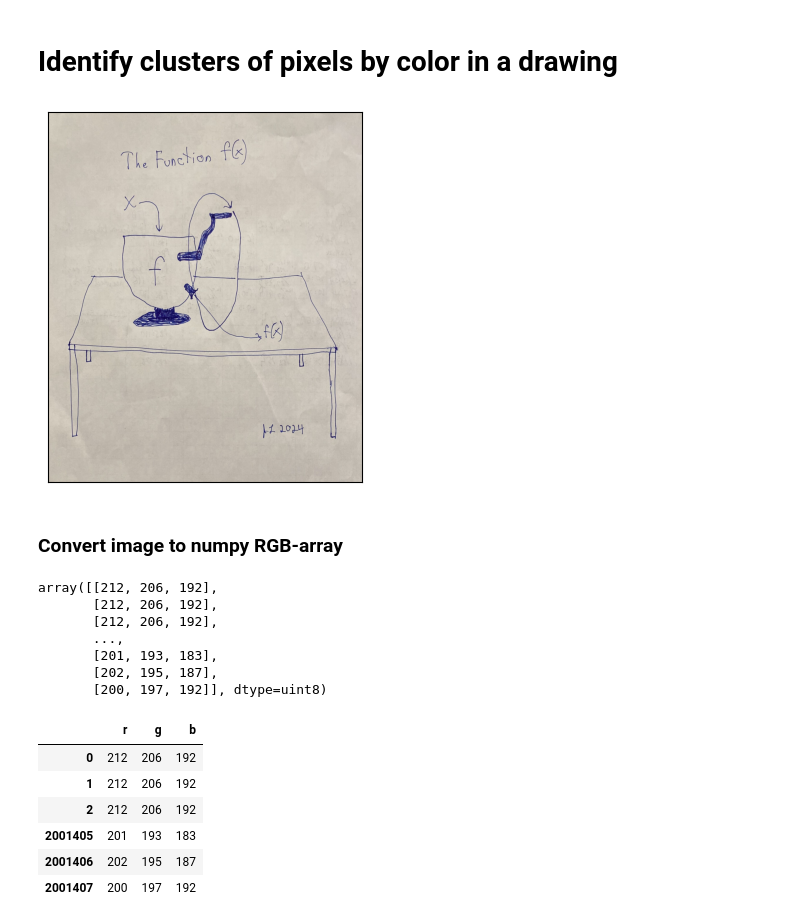
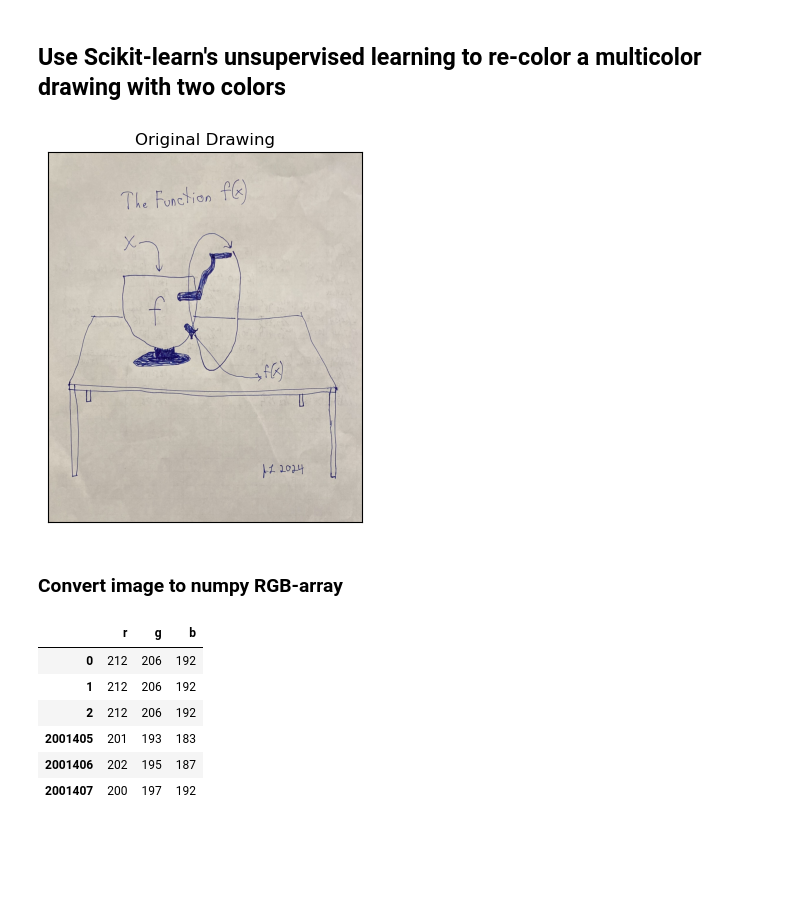
Before and after one commit to drjlevi6/Data-Scientist, a Jupyter notebook: Machine-Learning-Unsupervised-Recolor-Image/RGB_Cluster_Analysis.ipynb, the cells around one changed output. Drawn from its saved outputs; the diff is of its cells as text; code cells hidden in the pictures; blank space fills up the shorter version.

```diff
--- a/Machine-Learning-Unsupervised-Recolor-Image/RGB_Cluster_Analysis.ipynb
+++ b/Machine-Learning-Unsupervised-Recolor-Image/RGB_Cluster_Analysis.ipynb
@@ -1,5 +1,5 @@
 # %% [markdown]
-# Identify clusters of pixels by color in a drawing
+## Use Scikit-learn's unsupervised learning to re-color a multicolor drawing with two colors
 # %%
 %matplotlib inline
 import numpy as np
@@ -14,6 +15,12 @@ from save_figure_per_user import save_figure_per_user
 # %%
 # Read the image
-png_path = "/Users/jonathan/Development/programming-studies/MachineLearning/cluster-problem-fx/function-fx-drawing.png"
+dir_path = "/Users/jonathan/Development/Git/Data-Scientist/" + \
+    "Machine-Learning-Unsupervised-Recolor-Image/"
+
+# Comment out one of these:
+png_path = dir_path + "function-fx-drawing.png"
+#png_path = dir_path + "drawing-small.png"
+
 img = Image.open(png_path)
 
 # Convert to numpy array
@@ -22,34 +29,29 @@ im_height, im_width = (img.height, img.width)
 # %%
 def show_image(img):
     '''Show the image'''
     plt.tick_params(
     axis='both',       # changes apply to both axes
     which='both',      # both major and minor ticks are affected
     bottom=False,      # ticks along the bottom edge are off
     left=False,        # ticks along the left edge are off
     labelleft=False,   # labels along the left edge are off
     labelbottom=False) # labels along the bottom edge are off
 
+    plt.title("Original Drawing")
     plt.imshow(img, cmap="gray")
     plt.show()
 
 show_image(img)
 # %% [output]
-[figure, old version]
+[figure, new version]
 # %% [markdown]
 ### Convert image to numpy RGB-array
 # %%
 # Convert to array of RGB-triples (delete alpha-values)
 img_rgb = png_array.ravel().reshape(im_height*im_width, 4)[:, :3]
-img_rgb
+#df_img_rgb = DF(img_rgb) # this is just for display purposes
+#df_img_rgb.columns = ['r', 'g', 'b']
+#pd.concat([df_img_rgb.head(3), df_img_rgb.tail(3)])
-# %% [output]
-array([[212, 206, 192],
-       [212, 206, 192],
-       [212, 206, 192],
-       ...,
-       [201, 193, 183],
-       [202, 195, 187],
-       [200, 197, 192]], dtype=uint8)
 # %%
 # Convert numpy array of image to dataframe
 features = ['r', 'g', 'b']
```
Also changed, not shown: parts of 11 cells of this notebook.
